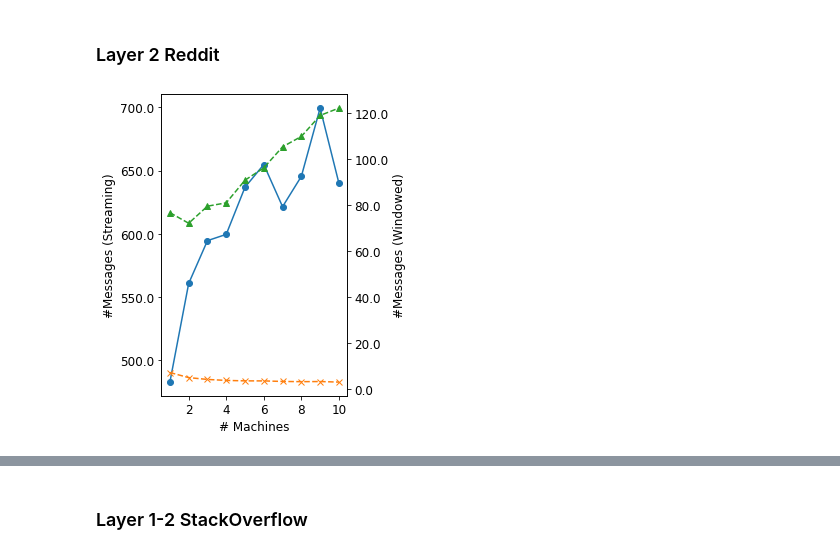
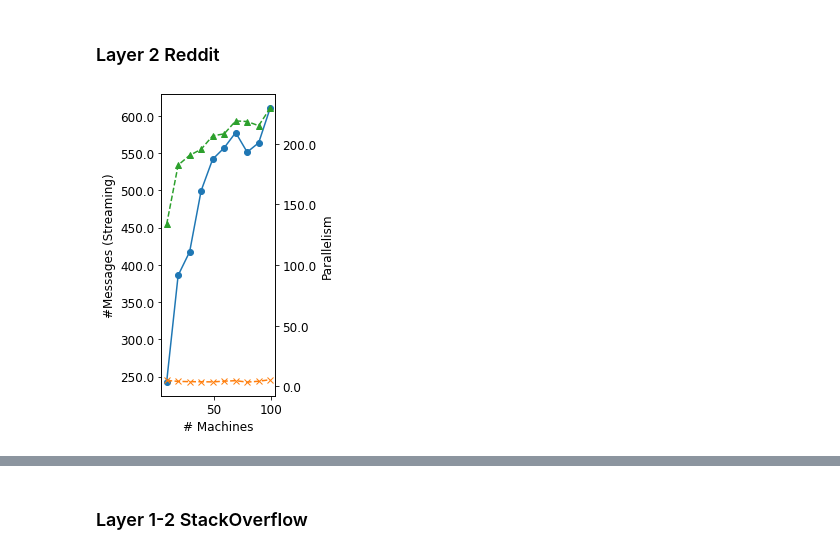
Before and after one commit to Rustam-Warwick/d3-gnn, a Jupyter notebook: helper-scripts/jupyter/Process Flink Metrics.ipynb, the cells around one changed output, grey strips where cells are left out. Saved outputs shown, nothing was run; the diff lists cells and outputs as text; code cells hidden in the pictures.

```diff
--- a/helper-scripts/jupyter/Process Flink Metrics.ipynb
+++ b/helper-scripts/jupyter/Process Flink Metrics.ipynb
@@ -94,7 +94,7 @@ def get_aggregated_throughput(entry_folder_name="metrics", operator_name="GNN Op
             throughput_dict[parallelism].append(agg_value)
     return throughput_dict
 
-def plot_aggregated_dict(title, inputs, labels, markers, linestyles, colors, fit_degree=None, formatter=yfmt, ylabel="Throughput ($x 10^5$ operations/s)", xlabel="Parallelism", pre_fig=None):
+def plot_aggregated_dict(title, inputs, labels, markers, linestyles, colors, fit_degree=None, formatter=yfmt, ylabel="Throughput ($x 10^5$ updates/s)", xlabel="Parallelism", pre_fig=None):
     x = np.array(sorted(inputs[0].keys()))
     y = list(map(lambda x: np.array([]), inputs))
     lines = list()
@@ -122,7 +122,7 @@ def plot_aggregated_dict(title, inputs, labels, markers, linestyles, colors, fit
     return (fig, ax, lines)
 
 
-def plot_evolution_dict(title, inputs, labels, markers, linestyles, colors, fit_degree=None, formatter=yfmt, ylabel="Throughput ($x 10^5$ operations/s)", xlabel="Parallelism", pre_fig=None):
+def plot_evolution_dict(title, inputs, labels, markers, linestyles, colors, fit_degree=None, formatter=yfmt, ylabel="Throughput ($x 10^5$ updates/s)", xlabel="Parallelism", pre_fig=None):
     fig, ax = plt.subplots() if pre_fig is None else pre_fig
     lines = list()
     for i,x in enumerate(inputs):
@@ -312,7 +337,7 @@ streaming_throughput_mean
 streaming_throughput_mean=transform_dict(agg_concat_list(get_aggregated_throughput(entry_folder_name="../../jupyter/metrics/Streaming Metrics HDRF 8/", metric_name="throughput"),agg="mean"), value_fn=lambda x: x/4)
 windowed_throughput_mean=transform_dict(agg_concat_list(get_aggregated_throughput(entry_folder_name="../../jupyter/metrics/Windowed Metrics HDRF 2/", metric_name="throughput"),agg="mean"))
 count_window_throughput_mean = transform_dict(agg_concat_list(get_aggregated_throughput(entry_folder_name="../../jupyter/metrics/CountWindowMetrics/", metric_name="throughput"),agg="mean"))
-fig, ax, lines1 = plot_aggregated_dict(None, [streaming_throughput_mean, windowed_throughput_mean, count_window_throughput_mean, DGL_STREAMING_MEAN_THROUGHPUT, DGL_WINDOWED_MEAN_THROUGHPUT],["D3-GNN Streaming", "D3-GNN Windowed-200ms", "D3-GNN Windowed-2000", "DGL Streaming", "DGL Windowed-2000"], ["o", "x","^", "v", "."], ["-","--","--","-","--"], [None, None, None, None, None], xlabel="# Machines")
+fig, ax, lines1 = plot_aggregated_dict(None, [streaming_throughput_mean, windowed_throughput_mean, count_window_throughput_mean, transform_dict(DGL_STREAMING_MEAN_THROUGHPUT, value_fn=lambda x: x*4), DGL_WINDOWED_MEAN_THROUGHPUT],["D3-GNN Streaming", "D3-GNN Windowed-200ms", "D3-GNN Windowed-2000", "DGL Streaming", "DGL Windowed-2000"], ["o", "x","^", "v", "."], ["-","--","--","-","--"], [None, None, None, None, None], xlabel="# Machines")
 
 ax.annotate('x4', xy=(0.6, 0.76),  xycoords='axes fraction',
             xytext=(0.8, 0.6), textcoords='axes fraction',
@@ -346,13 +371,12 @@ streaming_throughput_max=transform_dict(agg_concat_list(get_aggregated_throughpu
 windowed_throughput_max=transform_dict(agg_concat_list(get_aggregated_throughput(entry_folder_name="../../jupyter/metrics/Windowed Metrics HDRF 2/",metric_name="throughput"),agg="max"))
 count_window_throughput_max = transform_dict(agg_concat_list(get_aggregated_throughput(entry_folder_name="../../jupyter/metrics/CountWindowMetrics/", metric_name="throughput"),agg="max"))
 # streaming_replication_factor = agg_concat_list(get_aggregated_throughput(entry_folder_name="../metrics/Streaming Metrics HDRF 8/", operator_name="HDRF-Partitioner-10Threads", metric_name="Replication Factor"),agg="last_nonzero")
-fig, ax, lines1 = plot_aggregated_dict(None, [streaming_throughput_max, windowed_throughput_max, count_window_throughput_max, DGL_STREAMING_MAX_THROUGHPUT, DGL_WINDOWED_MAX_THROUGHPUT],["D3-GNN Streaming", "D3-GNN Windowed-200ms", "D3-GNN Windowed-2kcount", "DGL Streaming", "DGL_Window_mean"], ["o", "x","^", "v", "."], ["-","--","--","-","--"], [None, None, None, None, None], xlabel="# Machines")
+fig, ax, lines1 = plot_aggregated_dict(None, [streaming_throughput_max, windowed_throughput_max, count_window_throughput_max, transform_dict(DGL_STREAMING_MAX_THROUGHPUT, lambda x: x * 4), DGL_WINDOWED_MAX_THROUGHPUT],["D3-GNN Streaming", "D3-GNN Windowed-200ms", "D3-GNN Windowed-2kcount", "DGL Streaming", "DGL_Window_mean"], ["o", "x","^", "v", "."], ["-","--","--","-","--"], [None, None, None, None, None], xlabel="# Machines")
 
 ax.annotate('x4', xy=(0.38, 0.4),  xycoords='axes fraction',
             xytext=(0.8, 0.3), textcoords='axes fraction',
             arrowprops=dict(shrink=0.05, edgecolor="white", hatch="/"),
             horizontalalignment='right', verticalalignment='top', fontsize="large", fontweight="bold"
             )
-
-plt.rcParams["figure.figsize"] = (3,5)
+fig.set_size_inches(3, 5, forward=True)
 # %% [output]
@@ -459,7 +483,7 @@ fig.savefig("../figures/latency_reddit.png")
 # %% [markdown]
 ### Reddit Runtime
 # %%
-streaming_runtime=transform_dict(agg_concat_list(get_aggregated_throughput(entry_folder_name="../../jupyter/metrics/Streaming Metrics HDRF 8/",metric_name="numRecordsOut"),agg="len_nonzero"), value_fn=lambda x: x/10)
+streaming_runtime=transform_dict(agg_concat_list(get_aggregated_throughput(entry_folder_name="../../jupyter/metrics/Streaming Metrics New HDRF 8/",metric_name="numRecordsOut"),agg="len_nonzero"), value_fn=lambda x: x/10)
 windowed_runtime=transform_dict(agg_concat_list(get_aggregated_throughput(entry_folder_name="../../jupyter/metrics/Windowed Metrics HDRF 2/",metric_name="numRecordsOut"),agg="len_nonzero"))
 count_window_runtime = transform_dict(agg_concat_list(get_aggregated_throughput(entry_folder_name="../../jupyter/metrics/CountWindowMetrics/", metric_name="numRecordsOut"),agg="len_nonzero"))
 dgl_streaming_transformed = transform_dict(DGL_STREAMING_RUNTIME, key_fn=lambda x: x, value_fn=lambda x: x/100)
@@ -537,12 +561,12 @@ fig.savefig("../figures/runtime_reddit_partitioner_comparison.png")
 # %% [markdown]
 ### Layer 2 Reddit
 # %%
-streaming_iteration_messages=transform_dict(agg_concat_list(get_aggregated_throughput(entry_folder_name="../../jupyter/metrics/Streaming Metrics HDRF 8/",metric_name="numRecordsOut",operator_name="Source: IterationHead - 2"),agg="max"))
-windowed_iteration_messages=transform_dict(agg_concat_list(get_aggregated_throughput(entry_folder_name="../../jupyter/metrics/Windowed Metrics HDRF 2/",metric_name="numRecordsOut",operator_name="Source: IterationHead - 2"),agg="max"))
-windowed_count_iteration_messages=transform_dict(agg_concat_list(get_aggregated_throughput(entry_folder_name="../../jupyter/metrics/CountWindowMetrics/",metric_name="numRecordsOut",operator_name="Source: IterationHead - 2"),agg="max"))
+streaming_iteration_messages=agg_concat_list(get_aggregated_throughput(entry_folder_name="../../jupyter/metrics/NewInference/Streaming Metrics New HDRF 8/",metric_name="numRecordsOut",operator_name="Source: IterationHead - 2"),agg="max")
+windowed_iteration_messages=agg_concat_list(get_aggregated_throughput(entry_folder_name="../../jupyter/metrics/NewInference/Time-Window(200,300) Metrics New HDRF 8/",metric_name="numRecordsOut",operator_name="Source: IterationHead - 2"),agg="max")
+windowed_count_iteration_messages=(agg_concat_list(get_aggregated_throughput(entry_folder_name="../../jupyter/metrics/NewInference/Count-Window Metrics New HDRF 8/",metric_name="numRecordsOut",operator_name="Source: IterationHead - 2"),agg="max"))
 fig, ax, lines1 = plot_aggregated_dict(None, [streaming_iteration_messages],["Streaming"], ["o"], ["-"], [None], ylabel="#Messages (Streaming)", xlabel="# Machines")
 ax2 = ax.twinx()
-_, _, lines2 = plot_aggregated_dict(None, [windowed_iteration_messages, windowed_count_iteration_messages],["Windowed-200ms", "Windowed-2000"], ["x", "^"], ["--", "--"], ["tab:orange","tab:green"], pre_fig=(fig,ax2), ylabel="#Messages (Windowed)")
-fig.set_size_inches(4, 5, forward=True)
+_, _, lines2 = plot_aggregated_dict(None, [windowed_iteration_messages, windowed_count_iteration_messages],["Windowed-200ms", "Windowed-2000"], ["x", "^"], ["--", "--"], ["tab:orange","tab:green"], pre_fig=(fig,ax2), ylabel="Parallelism")
+fig.set_size_inches(3.5, 5, forward=True)
 # %% [output]
-[figure, old version]
+[figure, new version]
```
Also changed, not shown: parts of 11 cells of this notebook, 11 other files.
